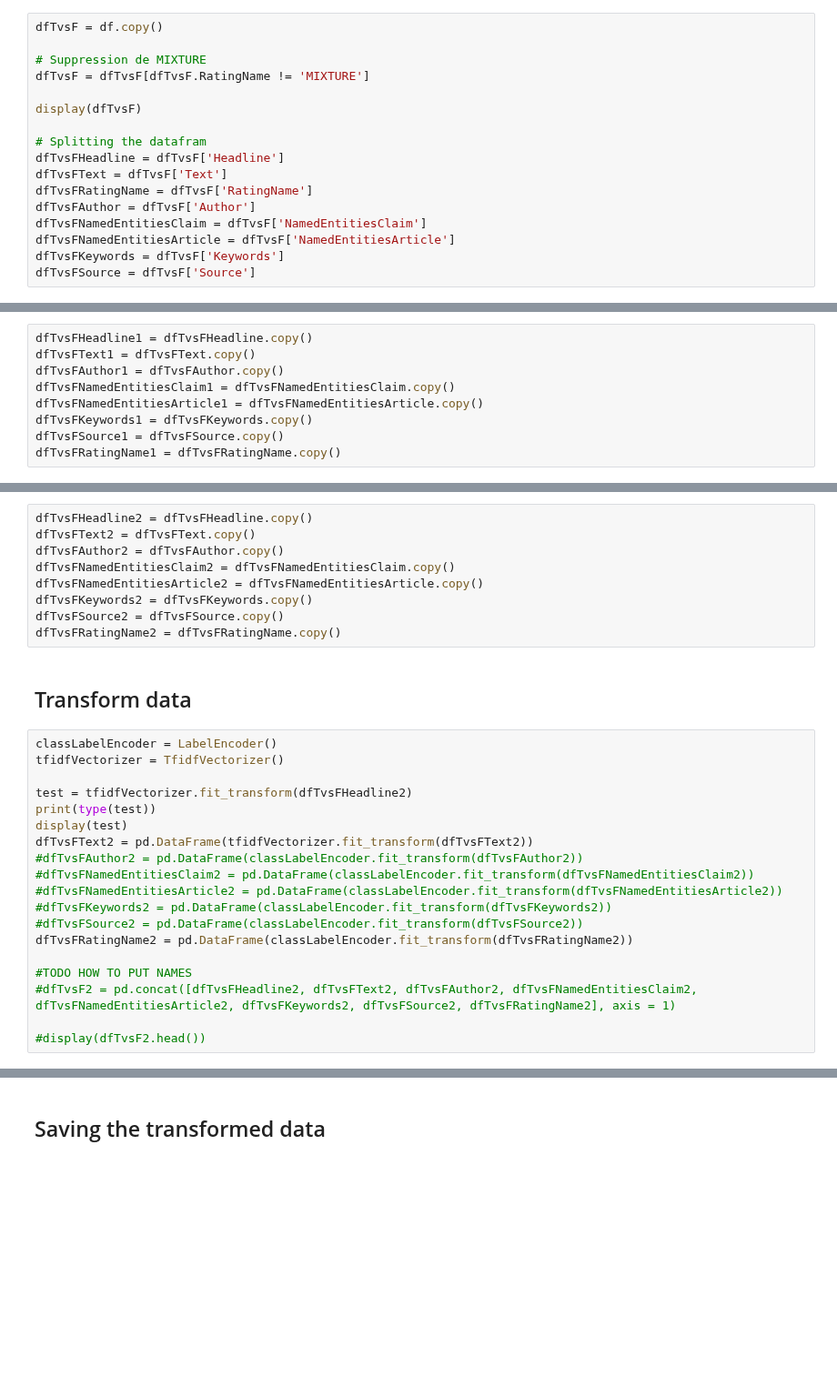
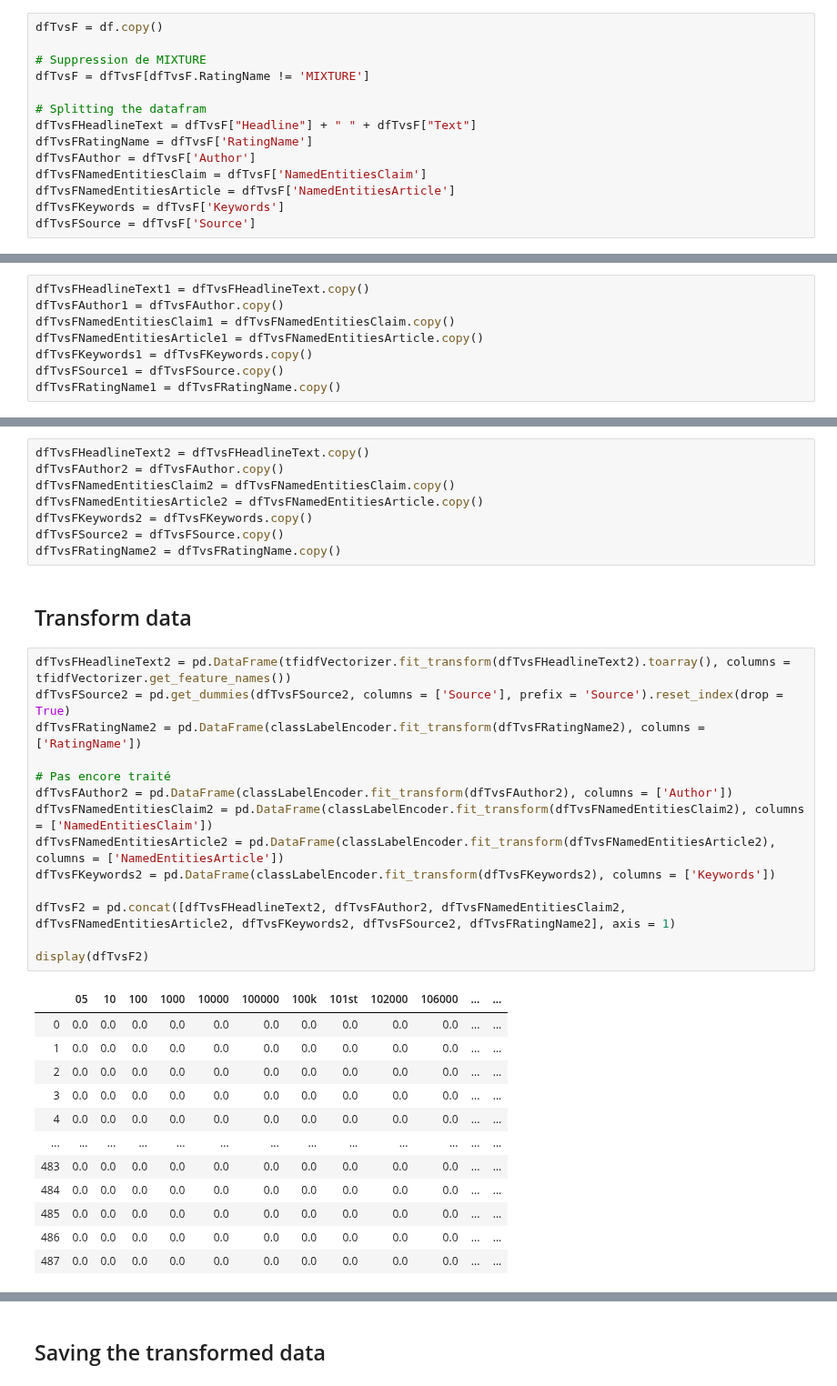
Before and after one commit to nilbahaaeddine/ClaimsClassification, a Jupyter notebook: src/Classification.ipynb, the cells around one changed output, grey strips where cells are left out. Shown at 91% size. Cells and saved outputs as stored; diff of their text form; blank space fills up the shorter version.

```diff
--- a/src/Classification.ipynb
+++ b/src/Classification.ipynb
@@ -409,11 +624,8 @@ dfTvsF = df.copy()
 # Suppression de MIXTURE
 dfTvsF = dfTvsF[dfTvsF.RatingName != 'MIXTURE']
 
-display(dfTvsF)
-
 # Splitting the datafram
-dfTvsFHeadline = dfTvsF['Headline']
-dfTvsFText = dfTvsF['Text']
+dfTvsFHeadlineText = dfTvsF["Headline"] + " " + dfTvsF["Text"]
 dfTvsFRatingName = dfTvsF['RatingName']
 dfTvsFAuthor = dfTvsF['Author']
 dfTvsFNamedEntitiesClaim = dfTvsF['NamedEntitiesClaim']
@@ -429,8 +641,7 @@ dfTvsFSource = dfTvsF['Source']
 # %% [markdown]
 ## Make a copy of every column
 # %%
-dfTvsFHeadline1 = dfTvsFHeadline.copy()
-dfTvsFText1 = dfTvsFText.copy()
+dfTvsFHeadlineText1 = dfTvsFHeadlineText.copy()
 dfTvsFAuthor1 = dfTvsFAuthor.copy()
 dfTvsFNamedEntitiesClaim1 = dfTvsFNamedEntitiesClaim.copy()
 dfTvsFNamedEntitiesArticle1 = dfTvsFNamedEntitiesArticle.copy()
@@ -468,8 +682,7 @@ dfTvsF1.to_csv('datasets/attempTF1.csv', sep = ';', index = False)
 # %% [markdown]
 ## Make a copy of every column
 # %%
-dfTvsFHeadline2 = dfTvsFHeadline.copy()
-dfTvsFText2 = dfTvsFText.copy()
+dfTvsFHeadlineText2 = dfTvsFHeadlineText.copy()
 dfTvsFAuthor2 = dfTvsFAuthor.copy()
 dfTvsFNamedEntitiesClaim2 = dfTvsFNamedEntitiesClaim.copy()
 dfTvsFNamedEntitiesArticle2 = dfTvsFNamedEntitiesArticle.copy()
@@ -479,21 +692,29 @@ dfTvsFRatingName2 = dfTvsFRatingName.copy()
 # %% [markdown]
 ## Transform data
 # %%
-classLabelEncoder = LabelEncoder()
-tfidfVectorizer = TfidfVectorizer()
+dfTvsFHeadlineText2 = pd.DataFrame(tfidfVectorizer.fit_transform(dfTvsFHeadlineText2).toarray(), columns = tfidfVectorizer.get_feature_names())
+dfTvsFSource2 = pd.get_dummies(dfTvsFSource2, columns = ['Source'], prefix = 'Source').reset_index(drop = True)
+dfTvsFRatingName2 = pd.DataFrame(classLabelEncoder.fit_transform(dfTvsFRatingName2), columns = ['RatingName'])
 
-test = tfidfVectorizer.fit_transform(dfTvsFHeadline2)
-print(type(test))
-display(test)
-dfTvsFText2 = pd.DataFrame(tfidfVectorizer.fit_transform(dfTvsFText2))
-#dfTvsFAuthor2 = pd.DataFrame(classLabelEncoder.fit_transform(dfTvsFAuthor2))
-#dfTvsFNamedEntitiesClaim2 = pd.DataFrame(classLabelEncoder.fit_transform(dfTvsFNamedEntitiesClaim2))
-#dfTvsFNamedEntitiesArticle2 = pd.DataFrame(classLabelEncoder.fit_transform(dfTvsFNamedEntitiesArticle2))
-#dfTvsFKeywords2 = pd.DataFrame(classLabelEncoder.fit_transform(dfTvsFKeywords2))
-#dfTvsFSource2 = pd.DataFrame(classLabelEncoder.fit_transform(dfTvsFSource2))
-dfTvsFRatingName2 = pd.DataFrame(classLabelEncoder.fit_transform(dfTvsFRatingName2))
+# Pas encore traité
+dfTvsFAuthor2 = pd.DataFrame(classLabelEncoder.fit_transform(dfTvsFAuthor2), columns = ['Author'])
+dfTvsFNamedEntitiesClaim2 = pd.DataFrame(classLabelEncoder.fit_transform(dfTvsFNamedEntitiesClaim2), columns = ['NamedEntitiesClaim'])
+dfTvsFNamedEntitiesArticle2 = pd.DataFrame(classLabelEncoder.fit_transform(dfTvsFNamedEntitiesArticle2), columns = ['NamedEntitiesArticle'])
+dfTvsFKeywords2 = pd.DataFrame(classLabelEncoder.fit_transform(dfTvsFKeywords2), columns = ['Keywords'])
 
-#TODO HOW TO PUT NAMES
-#dfTvsF2 = pd.concat([dfTvsFHeadline2, dfTvsFText2, dfTvsFAuthor2, dfTvsFNamedEntitiesClaim2, dfTvsFNamedEntitiesArticle2, dfTvsFKeywords2, dfTvsFSource2, dfTvsFRatingName2], axis = 1)
+dfTvsF2 = pd.concat([dfTvsFHeadlineText2, dfTvsFAuthor2, dfTvsFNamedEntitiesClaim2, dfTvsFNamedEntitiesArticle2, dfTvsFKeywords2, dfTvsFSource2, dfTvsFRatingName2], axis = 1)
 
-#display(dfTvsF2.head())
+display(dfTvsF2)
+# %% [output]
+|  | 05 | 10 | 100 | 1000 | 10000 | 100000 | 100k | 101st | 102000 | 106000 | ... | ... |
+| 0 | 0.0 | 0.0 | 0.0 | 0.0 | 0.0 | 0.0 | 0.0 | 0.0 | 0.0 | 0.0 | ... | ... |
+| 1 | 0.0 | 0.0 | 0.0 | 0.0 | 0.0 | 0.0 | 0.0 | 0.0 | 0.0 | 0.0 | ... | ... |
+| 2 | 0.0 | 0.0 | 0.0 | 0.0 | 0.0 | 0.0 | 0.0 | 0.0 | 0.0 | 0.0 | ... | ... |
+| 3 | 0.0 | 0.0 | 0.0 | 0.0 | 0.0 | 0.0 | 0.0 | 0.0 | 0.0 | 0.0 | ... | ... |
+| 4 | 0.0 | 0.0 | 0.0 | 0.0 | 0.0 | 0.0 | 0.0 | 0.0 | 0.0 | 0.0 | ... | ... |
+| ... | ... | ... | ... | ... | ... | ... | ... | ... | ... | ... | ... | ... |
+| 483 | 0.0 | 0.0 | 0.0 | 0.0 | 0.0 | 0.0 | 0.0 | 0.0 | 0.0 | 0.0 | ... | ... |
+| 484 | 0.0 | 0.0 | 0.0 | 0.0 | 0.0 | 0.0 | 0.0 | 0.0 | 0.0 | 0.0 | ... | ... |
+| 485 | 0.0 | 0.0 | 0.0 | 0.0 | 0.0 | 0.0 | 0.0 | 0.0 | 0.0 | 0.0 | ... | ... |
+| 486 | 0.0 | 0.0 | 0.0 | 0.0 | 0.0 | 0.0 | 0.0 | 0.0 | 0.0 | 0.0 | ... | ... |
+| 487 | 0.0 | 0.0 | 0.0 | 0.0 | 0.0 | 0.0 | 0.0 | 0.0 | 0.0 | 0.0 | ... | ... |
```
Also changed, not shown: parts of 38 cells of this notebook, 4 other files.
